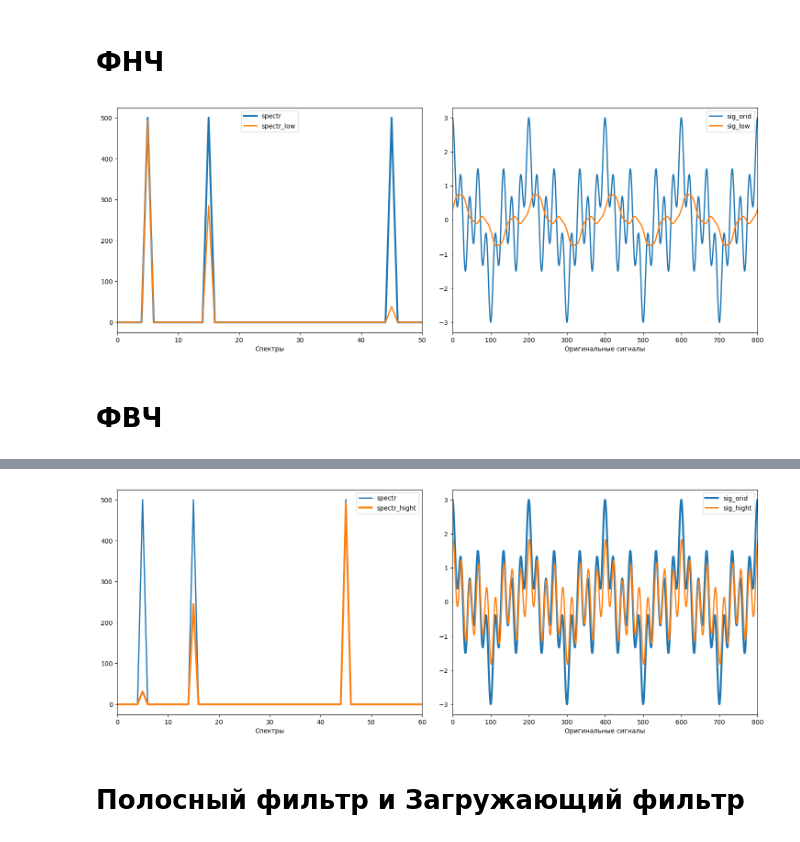
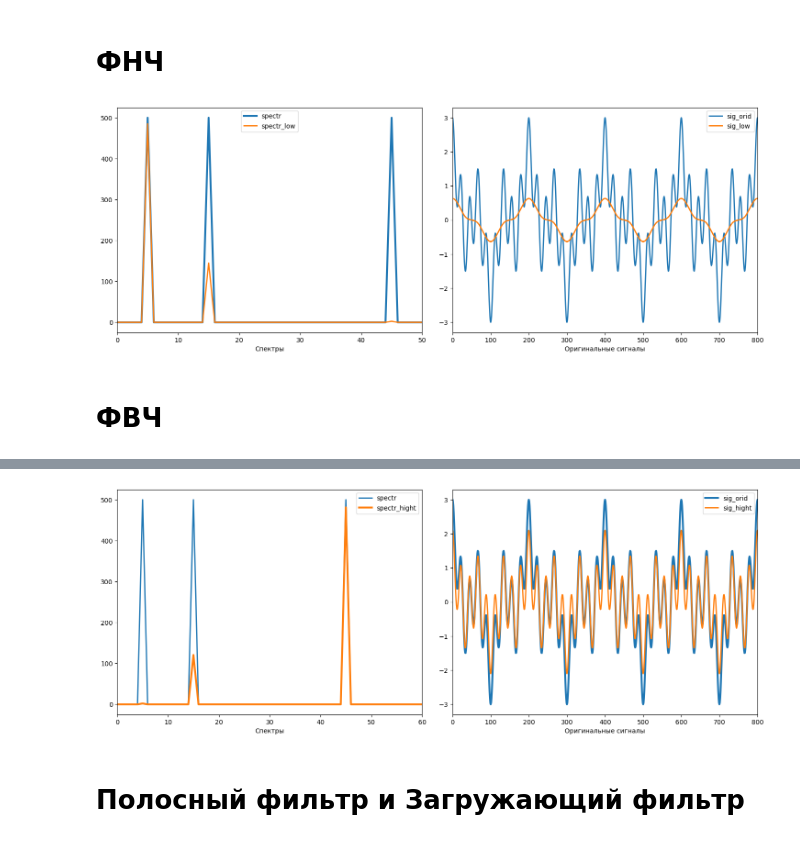
Before and after one commit to EmelyanovAlexey/digital_signal, a Jupyter notebook: lab_4.ipynb, the cells around one changed output, grey strips where cells are left out. Drawn from its saved outputs; the diff is of its cells as text; code cells hidden in the pictures.

```diff
--- a/lab_4.ipynb
+++ b/lab_4.ipynb
@@ -21,11 +21,17 @@ def get_signal(func, start = 0, finish=2, step=0.05):
   signal = np.array([func(t) for t in times])
   return times, signal
 
-def butterwort_low(w, wc):
-  return wc**2 / ((-w**2) + (1j) * np.sqrt(2)*wc*w + wc**2)
+# def butterwort_low(w, wc):
+#   return wc**2 / ((-w**2) + (1j) * np.sqrt(2)*wc*w + wc**2)
 
-def butterwort_high(w, wc):
-  return w**2 / ((-wc**2) + 1j*np.sqrt(2) * wc * w + w**2)
+def butterwort_low(w, wc, n):
+    return 1 / (1 + (w / wc)**(2 * n))
+
+# def butterwort_high(w, wc):
+#   return w**2 / ((-wc**2) + 1j*np.sqrt(2) * wc * w + w**2)
+
+def butterwort_high(w, wc, n):
+    return 1 / (1 + (wc / w)**(2 * n))
 # %% [markdown]
 ![Alt text](image-6.png)
 # %% [markdown]
@@ -72,13 +77,13 @@ plt.show()
 # %% [markdown]
 # ФНЧ
 # %%
-def get_bat_low(range_x, param_l):
-    filter_low_bat = butterwort_low(range_x, param_l)
+def get_bat_low(range_x, param_l, n):
+    filter_low_bat = butterwort_low(range_x, param_l, n)
     filter_spectr = spectr[0:range_x.shape[0]]*filter_low_bat
     filtred_signal = np.fft.ifft(filter_spectr)
     return filter_spectr, filtred_signal
 
-filter_spectr_low, filtred_signal_low = get_bat_low(x, 125)
+filter_spectr_low, filtred_signal_low = get_bat_low(x, 120, 2)
 
 fig = plt.figure(figsize=(18, 14))
 plt.subplots_adjust(wspace=0.1, hspace=0.2)
@@ -101,42 +106,42 @@ plt.legend()
 
 plt.show()
 # %% [output]
-[figure, old version]
+[figure, new version]
 # %% [markdown]
 # ФВЧ
 # %% [markdown]
 ![Alt text](image-11.png)
 # %%
-def get_bat_hight(range_x, param_h):
-    filter_hight_bat = butterwort_high(range_x, param_h)
+def get_bat_hight(range_x, param_h, n):
+    filter_hight_bat = butterwort_high(range_x, param_h, n)
     filter_spectr = spectr[0:range_x.shape[0]]*filter_hight_bat
     filtred_signal = np.fft.ifft(filter_spectr)
     return filter_spectr, filtred_signal
 
-filter_spectr_h, filtred_signal_h = get_bat_hight(x, 200)
+filter_spectr_h, filtred_signal_h = get_bat_hight(x, 200, 2)
 
 fig = plt.figure(figsize=(18, 14))
 plt.subplots_adjust(wspace=0.1, hspace=0.2)
 
 plt.subplot(221)
 spectr = np.fft.fft(cos_signal)
 spectr_filter_low = np.fft.fft(cos_signal)
 plt.plot(np.abs(spectr), label='spectr', linewidth=2)
 plt.plot(np.abs(filter_spectr_h), label='spectr_hight', linewidth=3)
 plt.xlabel('Спектры')
 plt.xlim([0,60])
 plt.legend()
 
 plt.subplot(222)
 plt.xlabel('Оригинальные сигналы')
 plt.plot(cos_signal, label="sig_orid", linewidth=3)
 plt.plot(filtred_signal_h, label="sig_hight", linewidth=2)
 plt.xlim([0,800])
 plt.legend()
 
 plt.show()
 # %% [output]
-[figure, old version]
+[figure, new version]
 # %% [markdown]
 # Полосный фильтр и Загружающий фильтр
 # %% [markdown]
```
Also changed, not shown: parts of 3 cells of this notebook, 1 other file.
